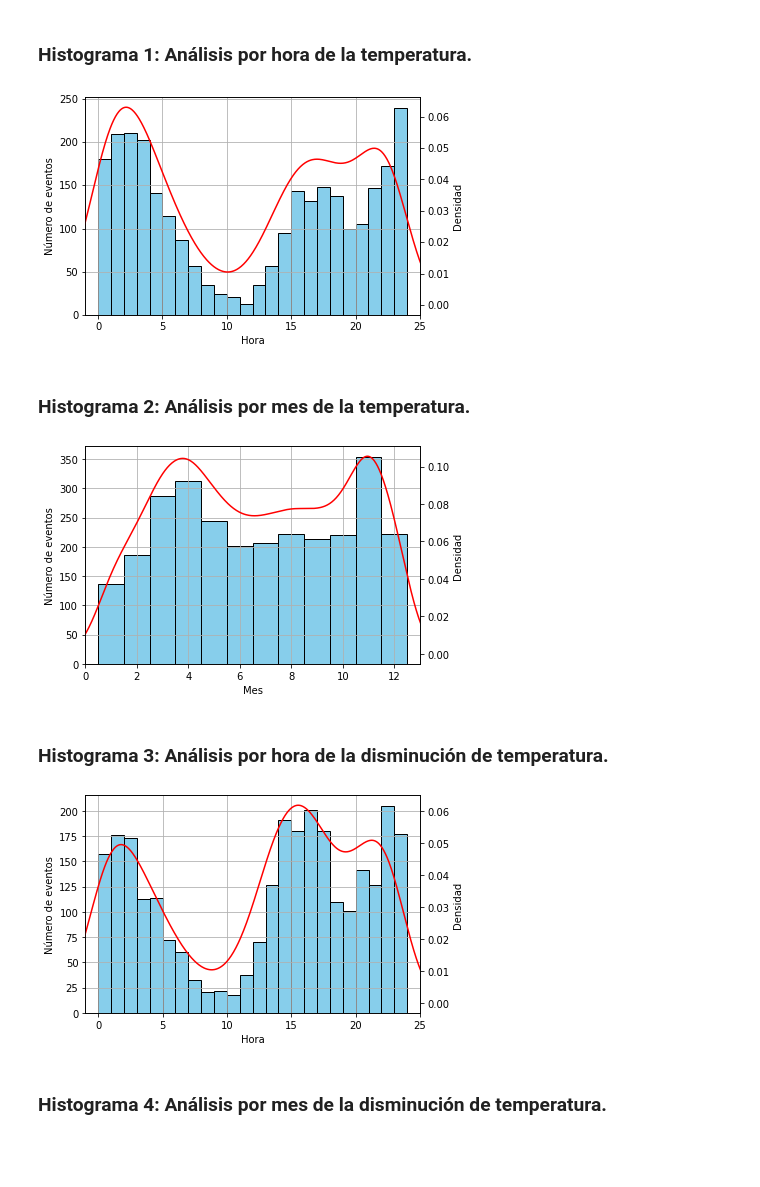
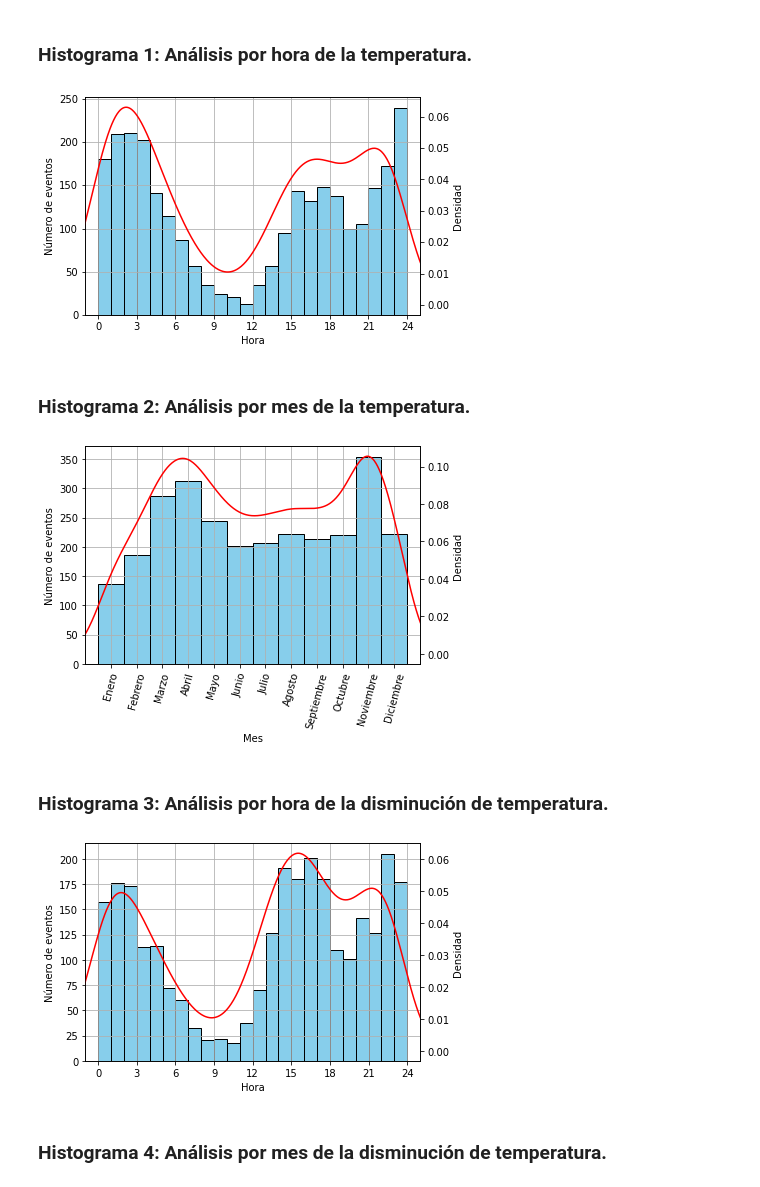
Before and after one commit to chris051091/Seminario-3, a Jupyter notebook: histograms/src/Histogramas.ipynb, the cells around one changed output. Cells and saved outputs as stored; diff of their text form; code cells hidden in the pictures; blank space fills up the shorter version.

```diff
--- a/histograms/src/Histogramas.ipynb
+++ b/histograms/src/Histogramas.ipynb
@@ -40,9 +40,10 @@ ax.set_ylim(0)
 ax.set_xlim(-1, 25)
 ax.grid(True)
 ax.set_xlabel("Hora")
+ax.set_xticks(range(0, 25, 3))
 ax.set_ylabel("Número de eventos")
 plt.savefig(PATH_FIGURAS + 'Histograma_hora_Temp.png', format='png')
 # %% [output]
-[figure, old version]
+[figure, new version]
 # %% [markdown]
 ### Histograma 2: Análisis por mes de la temperatura.
@@ -54,22 +50,30 @@ def bins_labels(bins, **kwargs):
 # %%
 fig, ax = plt.subplots()
 
 # Gráfico del histograma
 df['month_min_t'].plot(kind = 'hist', ax=ax, edgecolor='black', color='skyblue', bins = range(0,14), align='left')
 
 # Gráfico de la estimativa de la densidad del kernel en el mismo gráfico sobre el mismo gráfico
 ax2 = df['month_min_t'].plot(kind='kde', secondary_y=True, ax=ax, color='red')
 ax2.set_ylabel("Densidad")
 
 ax.set_ylim(0)
 ax.set_xlim(0, 13)
 # bins_labels(range(0,14), 20)
 ax.grid(True)
 ax.set_xlabel("Mes")
+ax.set_xticks(range(1, 13, 1))
+Meses = ['Enero', 'Febrero',
+         'Marzo', 'Abril',
+         'Mayo', 'Junio',
+         'Julio', 'Agosto',
+         'Septiembre', 'Octubre',
+         'Noviembre', 'Diciembre']
+ax.set_xticklabels(Meses, rotation=75)
 ax.set_ylabel("Número de eventos")
 plt.savefig(PATH_FIGURAS + 'Histograma_mes_Temp.png', format='png')
 # %% [output]
-[figure, old version]
+[figure, new version]
 # %% [markdown]
 ### Histograma 3: Análisis por hora de la disminución de temperatura.
 # %%
@@ -87,9 +91,10 @@ ax.set_xlim(-1, 25)
 ax.grid(True)
 ax.set_xlabel("Hora")
 ax.set_ylabel("Número de eventos")
+ax.set_xticks(range(0, 25, 3))
 plt.savefig(PATH_FIGURAS + 'Histograma_hora_dism.png', format='png')
 # %% [output]
-[figure, old version]
+[figure, new version]
 # %% [markdown]
 ### Histograma 4: Análisis por mes de la disminución de temperatura.
 # %%
```
Also changed, not shown: parts of 2 cells of this notebook, 4 other files.
